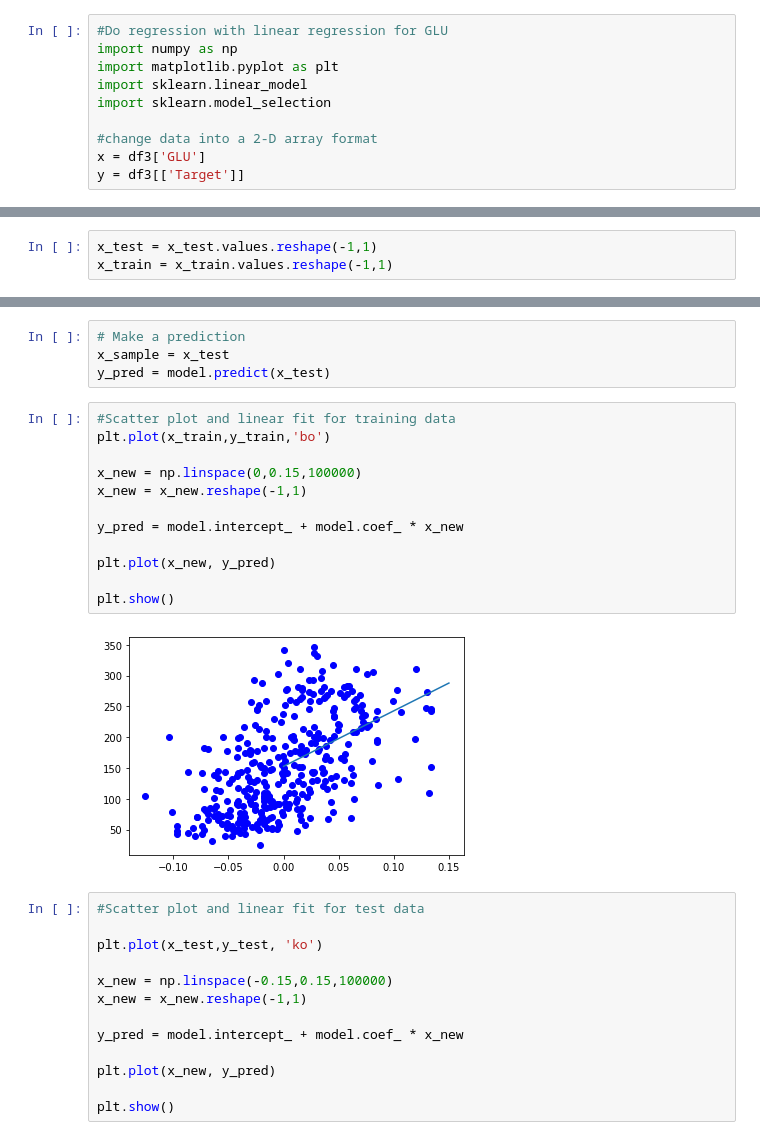
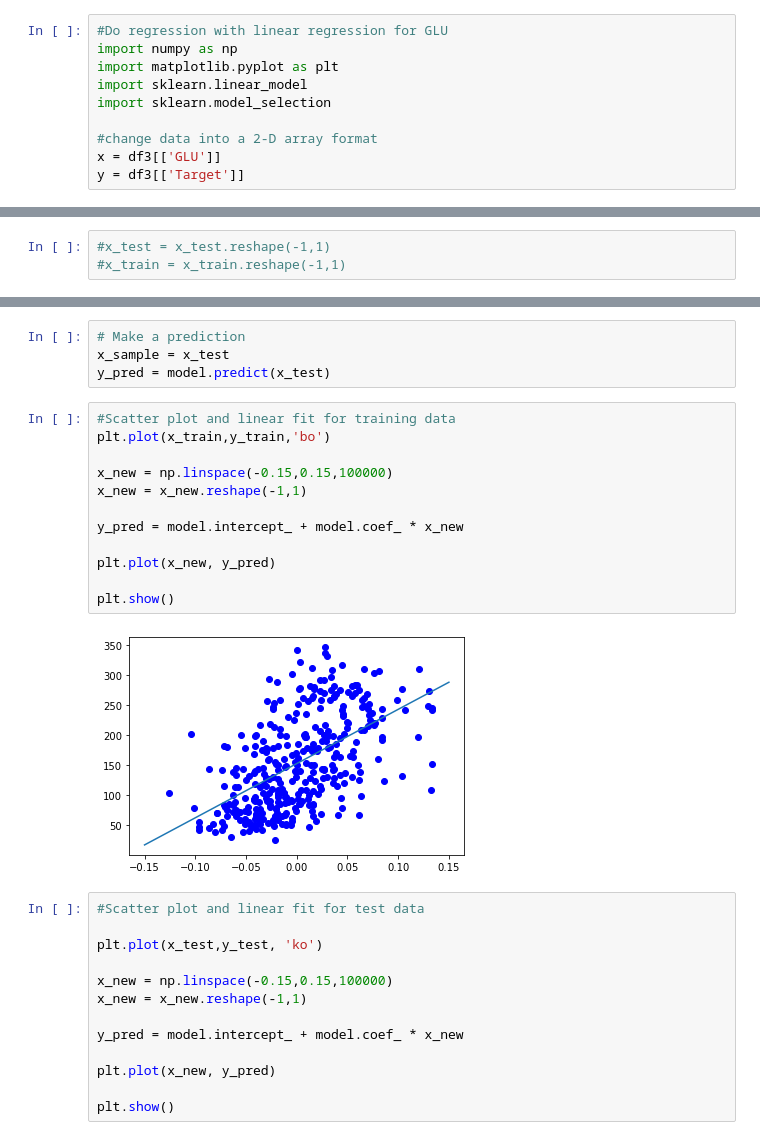
Before and after one commit to JoeytheJo/DH150_SU22_UCLA, a Jupyter notebook: Linear Regression/LinearRegression.ipynb, the cells around one changed output, grey strips where cells are left out. Cells and saved outputs as stored; diff of their text form.

```diff
--- a/Linear Regression/LinearRegression.ipynb
+++ b/Linear Regression/LinearRegression.ipynb
@@ -109,7 +109,7 @@ import sklearn.linear_model
 import sklearn.model_selection
 
 #change data into a 2-D array format
-x = df3['GLU']
+x = df3[['GLU']]
 y = df3[['Target']]
 # %%
 model = sklearn.linear_model.LinearRegression()
@@ -117,5 +117,5 @@ model = sklearn.linear_model.LinearRegression()
 x_train, x_test, y_train, y_test = sklearn.model_selection.train_test_split(
     x, y, test_size=0.2, random_state=42)
 # %%
-x_test = x_test.values.reshape(-1,1)
-x_train = x_train.values.reshape(-1,1)
+#x_test = x_test.reshape(-1,1)
+#x_train = x_train.reshape(-1,1)
@@ -136,17 +140,17 @@ y_pred = model.predict(x_test)
 # %%
 #Scatter plot and linear fit for training data
 plt.plot(x_train,y_train,'bo')
 
-x_new = np.linspace(0,0.15,100000)
+x_new = np.linspace(-0.15,0.15,100000)
 x_new = x_new.reshape(-1,1)
 
 y_pred = model.intercept_ + model.coef_ * x_new
 
 plt.plot(x_new, y_pred)
 
 plt.show()
 # %% [output]
-[figure, old version]
+[figure, new version]
 # %%
 #Scatter plot and linear fit for test data
 
```
Also changed, not shown: parts of 12 cells of this notebook, 1 other file.
